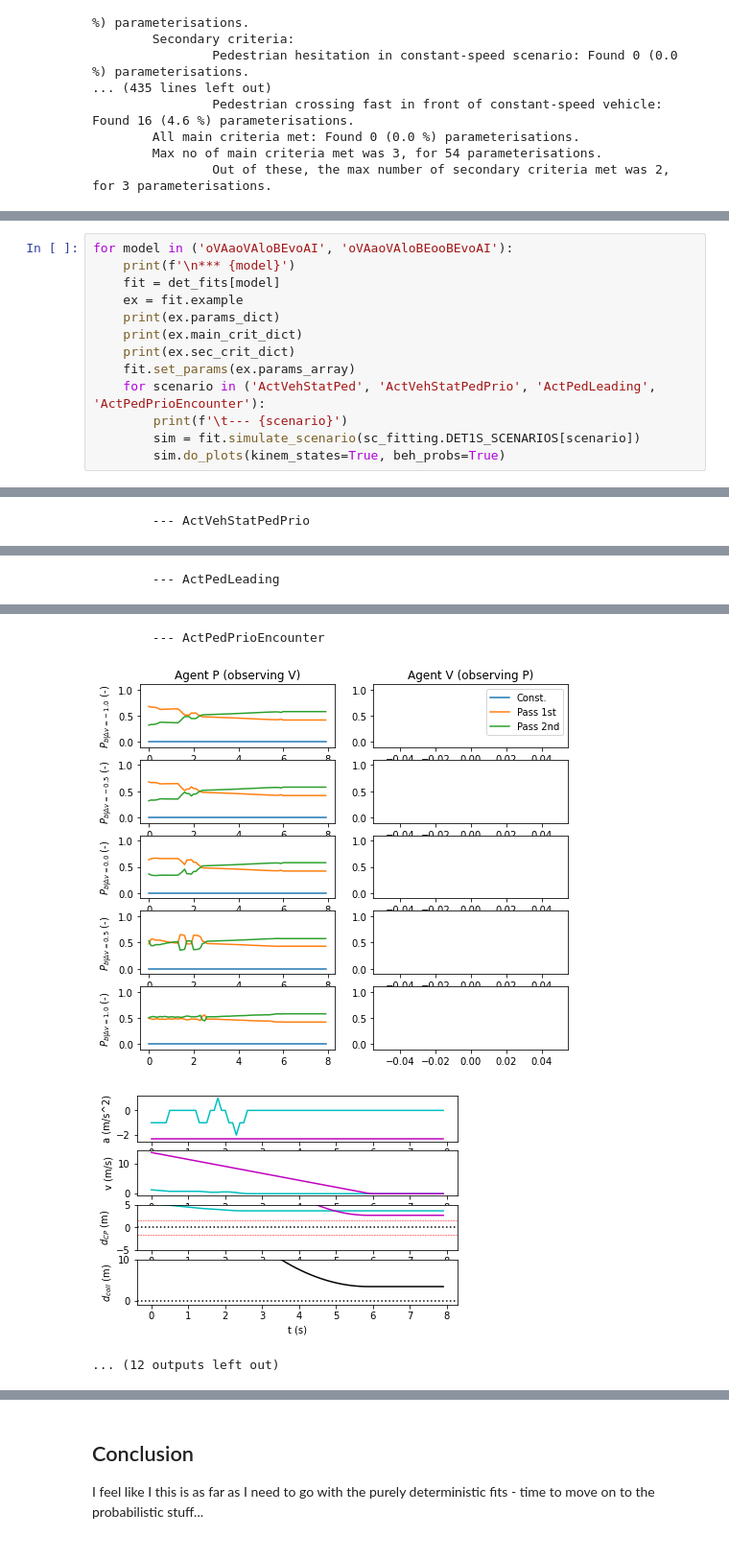
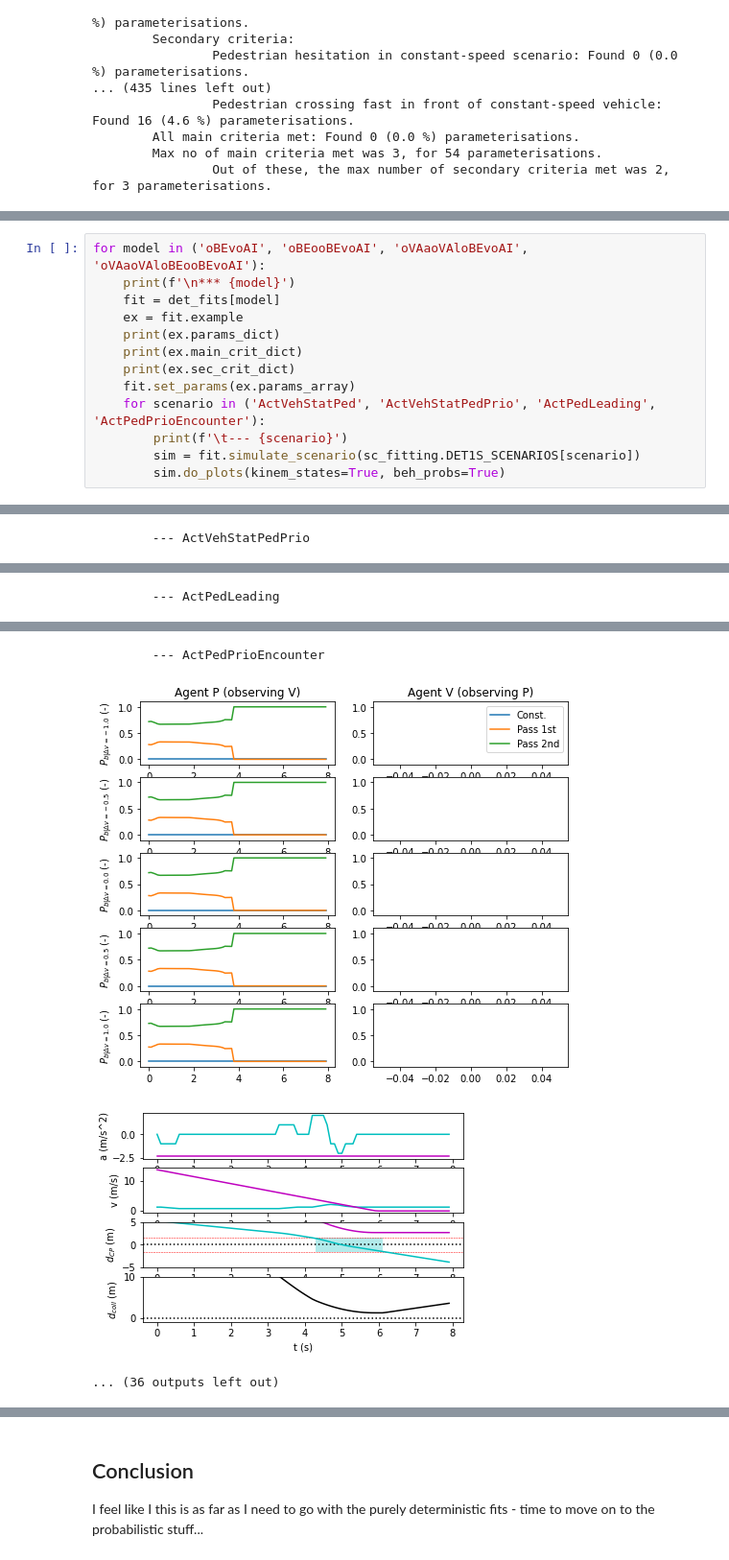
Before and after one commit to gmarkkula/COMMOTIONSFramework, a Jupyter notebook: diary notebooks/2021-10-29 Same integration-based deterministic fits again, with expanded grid.ipynb, the cells around one changed output, grey strips where cells are left out. Shown at 96% size. Cells and saved outputs as stored; diff of their text form.

```diff
--- a/diary notebooks/2021-10-29 Same integration-based deterministic fits again, with expanded grid.ipynb
+++ b/diary notebooks/2021-10-29 Same integration-based deterministic fits again, with expanded grid.ipynb
@@ -45,5 +47,5 @@ Looking closer below at the only two models which achieved all four criteria at
 # %%
-for model in ('oVAaoVAloBEvoAI', 'oVAaoVAloBEooBEvoAI'):
+for model in ('oBEvoAI', 'oBEooBEvoAI', 'oVAaoVAloBEvoAI', 'oVAaoVAloBEooBEvoAI'):
     print(f'\n*** {model}')
     fit = det_fits[model]
     ex = fit.example
@@ -72,4 +74,4 @@ for model in ('oVAaoVAloBEvoAI', 'oVAaoVAloBEooBEvoAI'):
         --- ActPedPrioEncounter
-[figure, old version]
+[figure, new version]
-[figure, old version]
+[figure, new version]
-... (12 outputs left out)
+... (36 outputs left out)
```
Also changed, not shown: parts of 4 cells of this notebook.
